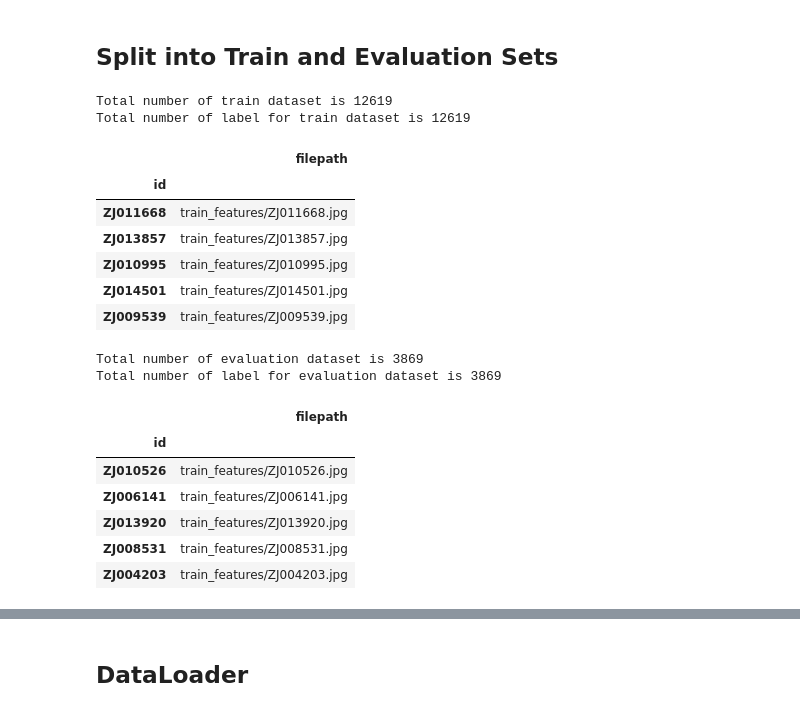
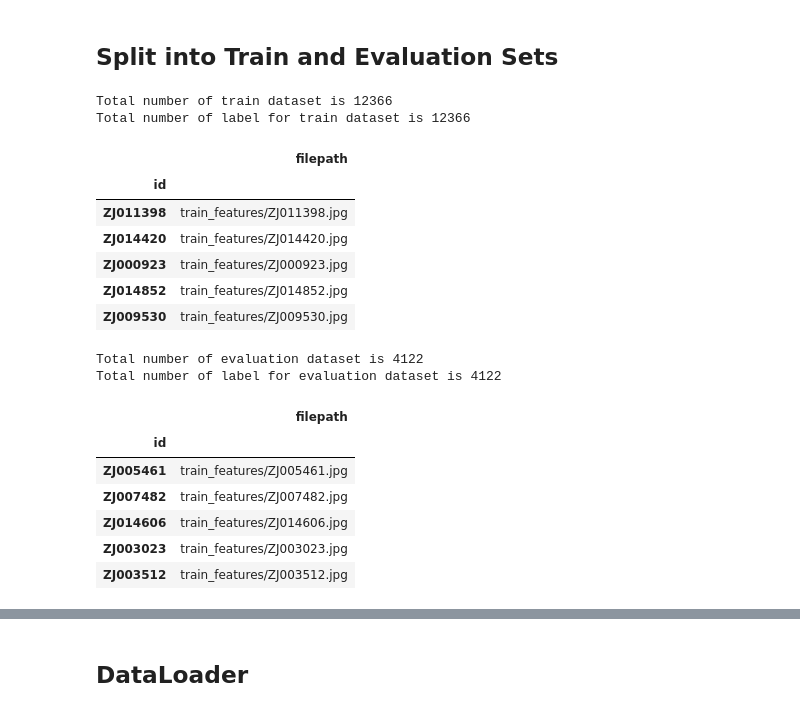
Before and after one commit to Ainard09/cameratrap-imageclassification, a Jupyter notebook: image_classification_wildlife.ipynb, the cells around one changed output, grey strips where cells are left out. Cells and saved outputs as stored; diff of their text form; code cells hidden in the pictures.

```diff
--- a/image_classification_wildlife.ipynb
+++ b/image_classification_wildlife.ipynb
@@ -140,43 +136,45 @@ top_sites = unique_sites[:90]
 # %% [markdown]
 ## Split into Train and Evaluation Sets
+# %%
+from sklearn.model_selection import train_test_split
+
+frac = 1
+
+y = labels.sample(frac=frac, random_state=1)
+x = train_features.loc[y.index].filepath.to_frame()
+
+# note that we are casting the species labels to an indicator/dummy matrix
+x_train, x_eval, y_train, y_eval = train_test_split(
+    x, y, stratify=y, test_size=0.25
+)
 # %%
-# i want to ensure that images in the train set have different sites from the evaluation set
-x_train = train_features[train_features['site'].isin(top_sites)].filepath.to_frame()
-x_train = x_train.sample(frac=1, random_state=42)
-
-y_train = labels.loc[x_train.index]
 print(f"Total number of train dataset is {x_train.shape[0]}")
 print(f"Total number of label for train dataset is {y_train.shape[0]}")
 x_train.head()
 # %% [output]
-Total number of train dataset is 12619
-Total number of label for train dataset is 12619
+Total number of train dataset is 12366
+Total number of label for train dataset is 12366
 |  | filepath |
 | id |  |
-| ZJ011668 | train_features/ZJ011668.jpg |
-| ZJ013857 | train_features/ZJ013857.jpg |
-| ZJ010995 | train_features/ZJ010995.jpg |
-| ZJ014501 | train_features/ZJ014501.jpg |
-| ZJ009539 | train_features/ZJ009539.jpg |
+| ZJ011398 | train_features/ZJ011398.jpg |
+| ZJ014420 | train_features/ZJ014420.jpg |
+| ZJ000923 | train_features/ZJ000923.jpg |
+| ZJ014852 | train_features/ZJ014852.jpg |
+| ZJ009530 | train_features/ZJ009530.jpg |
 # %%
-#eval_sites = [x for x in unique_site if x not in site_dist.index]
-x_eval = train_features[~train_features['site'].isin(top_sites)].filepath.to_frame()
-x_eval = x_eval.sample(frac=1, random_state=42)
-
-y_eval = labels.loc[x_eval.index]
 print(f"Total number of evaluation dataset is {x_eval.shape[0]}")
 print(f"Total number of label for evaluation dataset is {y_eval.shape[0]}")
 x_eval.head()
 # %% [output]
-Total number of evaluation dataset is 3869
-Total number of label for evaluation dataset is 3869
+Total number of evaluation dataset is 4122
+Total number of label for evaluation dataset is 4122
 |  | filepath |
 | id |  |
-| ZJ010526 | train_features/ZJ010526.jpg |
-| ZJ006141 | train_features/ZJ006141.jpg |
-| ZJ013920 | train_features/ZJ013920.jpg |
-| ZJ008531 | train_features/ZJ008531.jpg |
-| ZJ004203 | train_features/ZJ004203.jpg |
+| ZJ005461 | train_features/ZJ005461.jpg |
+| ZJ007482 | train_features/ZJ007482.jpg |
+| ZJ014606 | train_features/ZJ014606.jpg |
+| ZJ003023 | train_features/ZJ003023.jpg |
+| ZJ003512 | train_features/ZJ003512.jpg |
 # %%
 split_pcts = pd.DataFrame(
     {
```
Also changed, not shown: parts of 16 cells of this notebook.
